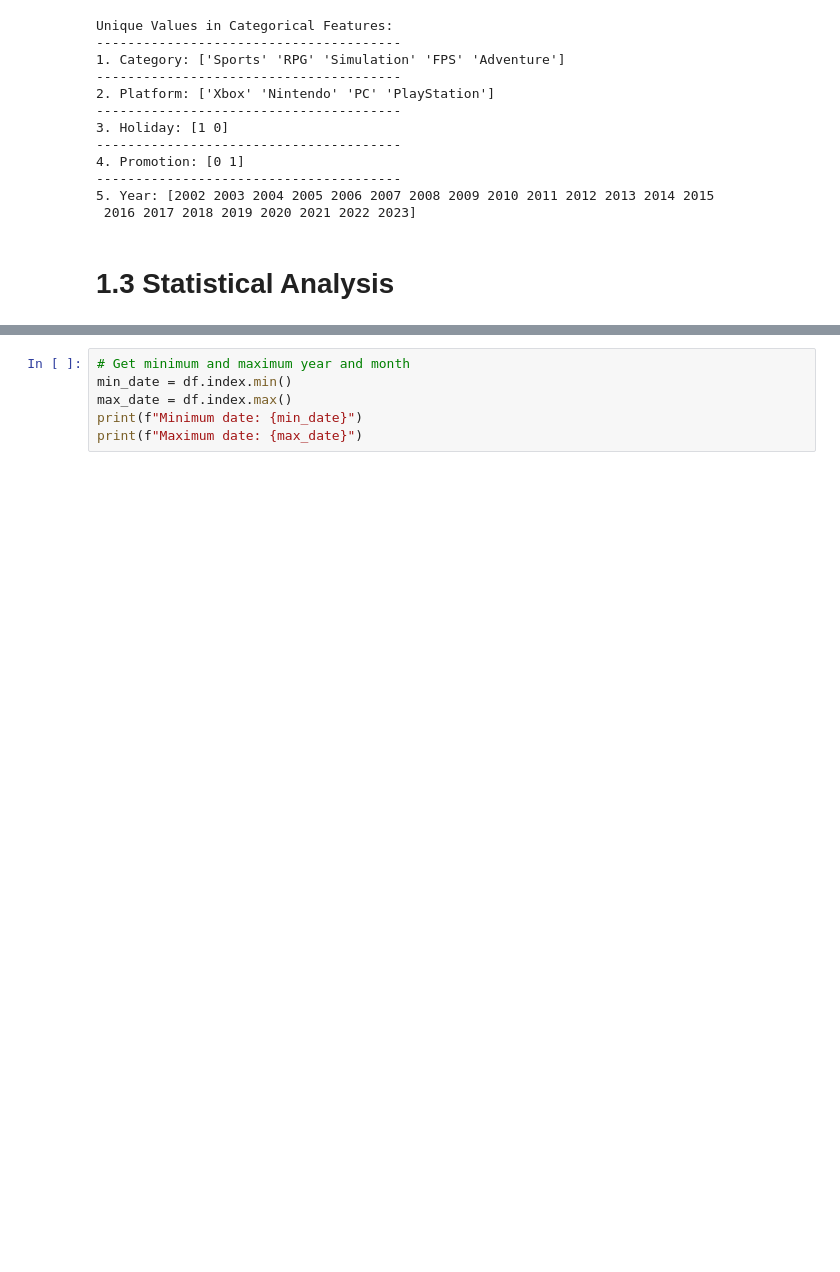
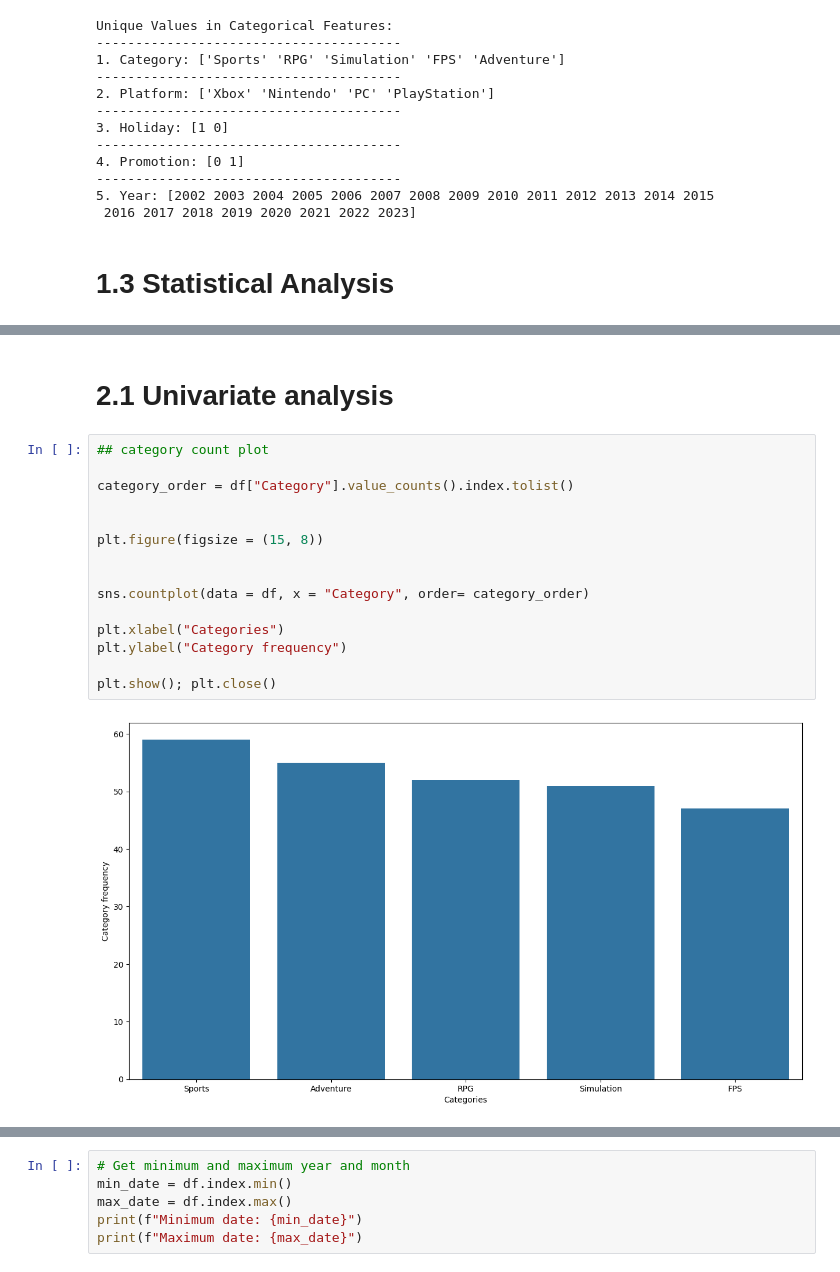
Before and after one commit to KennyOgun/enhanced_sales_forecasting_using_time_series_modeling, a Jupyter notebook: video_games_sales.ipynb, the cells around one changed output, grey strips where cells are left out. Saved outputs shown, nothing was run; the diff lists cells and outputs as text; blank space fills up the shorter version.

```diff
--- a/video_games_sales.ipynb
+++ b/video_games_sales.ipynb
@@ -153,0 +169,19 @@ df.describe(include='all').round(2)
+# %% [markdown]
+# 2.1 Univariate analysis
+# %%
+## category count plot
+
+category_order = df["Category"].value_counts().index.tolist()
+
+
+plt.figure(figsize = (15, 8))
+
+
+sns.countplot(data = df, x = "Category", order= category_order)
+
+plt.xlabel("Categories")
+plt.ylabel("Category frequency")
+
+plt.show(); plt.close()
+# %% [output]
+[figure, added]
```
Also changed, not shown: parts of 41 cells of this notebook.
